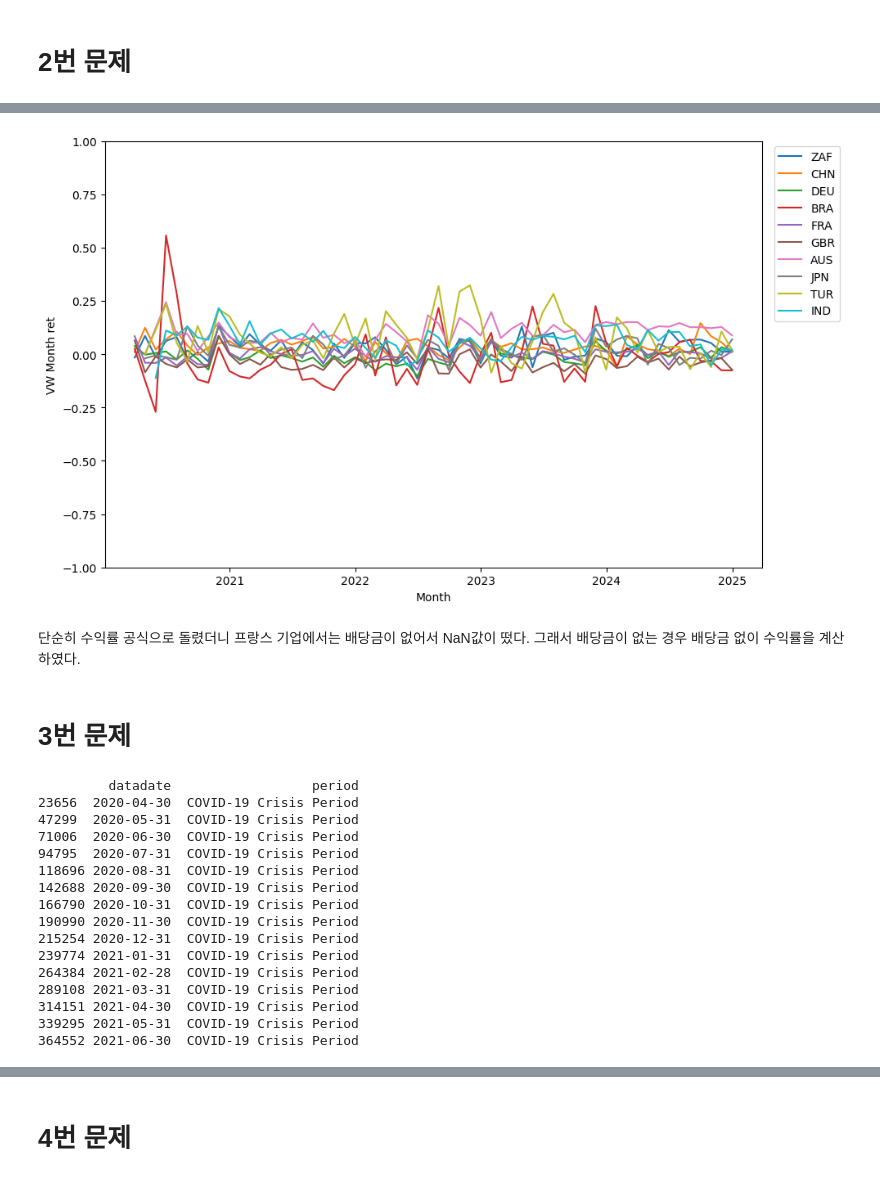
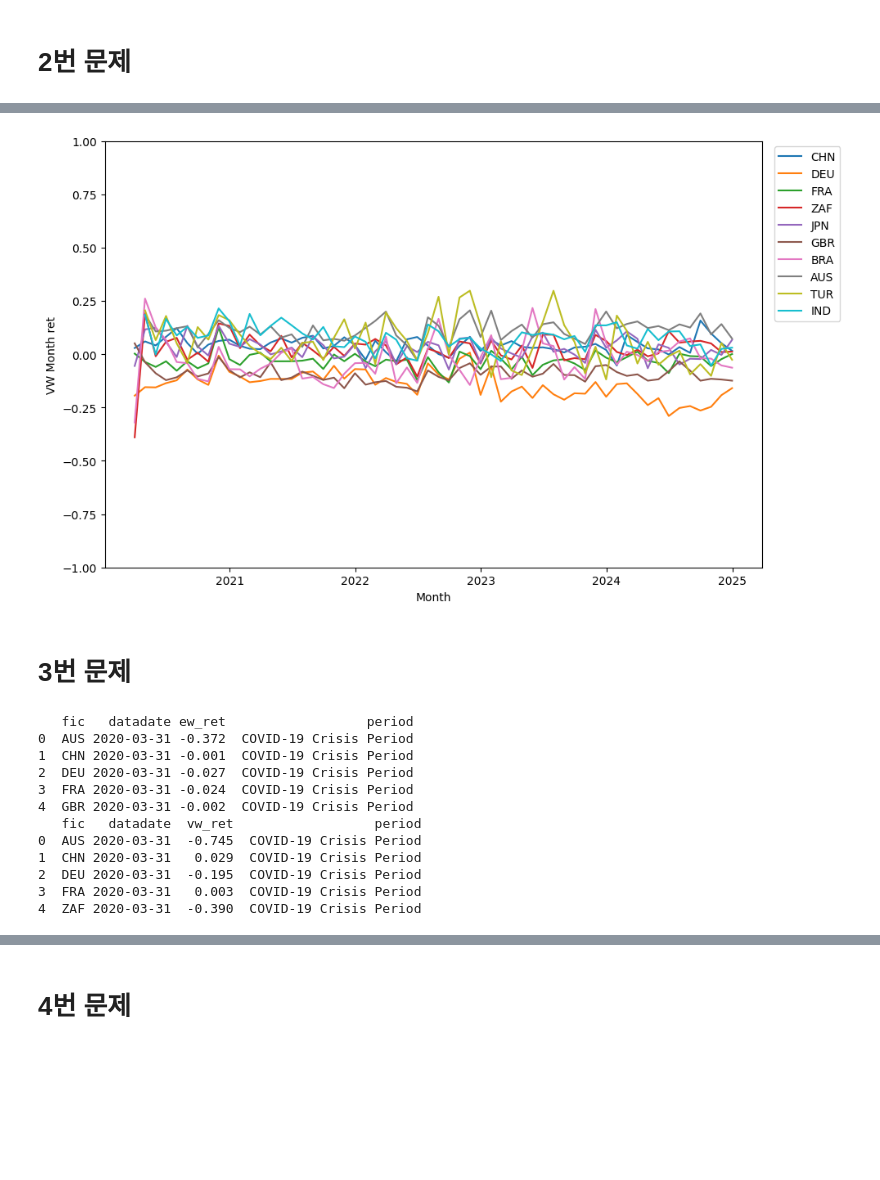
Before and after one commit to LJMfintech/Financial_Data_Analysis, a Jupyter notebook: DataAnalysisHW1.ipynb, the cells around one changed output, grey strips where cells are left out. Drawn from its saved outputs; the diff is of its cells as text; code cells hidden in the pictures; blank space fills up the shorter version.

```diff
--- a/DataAnalysisHW1.ipynb
+++ b/DataAnalysisHW1.ipynb
@@ -296,31 +285,26 @@ plt.show()
 # %%
 # datadate가 날짜형이면 변환
 vw_ret['datadate'] = pd.to_datetime(vw_ret['datadate'], errors='coerce')
 
 # 극단치 제거: VW 수익률이 -0.2~0.2 범위만 사용
-plot_data = vw_ret[vw_ret['vw_ret'].abs() < 50]
+plot_data = vw_ret[vw_ret['vw_ret'].abs() < 0.5]
 
 plt.figure(figsize=(10,6))
 for fic in plot_data['fic'].unique():
     temp = plot_data[plot_data['fic'] == fic]
     plt.plot(temp['datadate'], temp['vw_ret'], label=fic)
-plt.ylim(-1, 1)
+plt.ylim(-1, 1)           # y축 제한 필요하면 조정(극단값이 이미 제거되어 -0.2~0.2로 주로 사용)
 plt.ylabel("VW Month ret")
 plt.xlabel("Month")
 plt.legend(bbox_to_anchor=(1.01, 1), loc=2)
 plt.tight_layout()
 plt.show()
 # %% [output]
-[figure, old version]
+[figure, new version]
-# %% [markdown]
-단순히 수익률 공식으로 돌렸더니 프랑스 기업에서는 배당금이 없어서 NaN값이 떴다. 그래서 배당금이 없는 경우 배당금 없이 수익률을 계산하였다.
 # %% [markdown]
 # 3번 문제
 # %%
-# datadate 컬럼을 datetime 타입으로 변환 (중요!)
-data_set['datadate'] = pd.to_datetime(data_set['datadate'])
-
-# 새 컬럼 'period' 생성
+# 새 컬럼 period 생성 함수
 def classify_period(date):
     if pd.Timestamp('2020-03-01') <= date <= pd.Timestamp('2021-12-31'):
         return 'COVID-19 Crisis Period'
@@ -329,28 +313,25 @@ def classify_period(date):
     else:
         return 'Other'
 
+#  period 컬럼 생성
 data_set['period'] = data_set['datadate'].apply(classify_period)
 
+ew_ret['period'] = ew_ret['datadate'].apply(classify_period)
+vw_ret['period'] = vw_ret['datadate'].apply(classify_period)
+
 # 결과 예시
-print(data_set[['datadate', 'period']].drop_duplicates().head(15))
-
-# 필요시 각 구간별 데이터 분리도 가능
-covid_period    = data_set[data_set['period'] == 'COVID-19 Crisis Period']
-recovery_period = data_set[data_set['period'] == 'Post-crisis Recovery Period']
+print(ew_ret.head())
+print(vw_ret.head())
 # %% [output]
-         datadate                  period
-23656  2020-04-30  COVID-19 Crisis Period
-47299  2020-05-31  COVID-19 Crisis Period
-71006  2020-06-30  COVID-19 Crisis Period
-94795  2020-07-31  COVID-19 Crisis Period
-118696 2020-08-31  COVID-19 Crisis Period
-142688 2020-09-30  COVID-19 Crisis Period
-166790 2020-10-31  COVID-19 Crisis Period
-190990 2020-11-30  COVID-19 Crisis Period
-215254 2020-12-31  COVID-19 Crisis Period
-239774 2021-01-31  COVID-19 Crisis Period
-264384 2021-02-28  COVID-19 Crisis Period
-289108 2021-03-31  COVID-19 Crisis Period
-314151 2021-04-30  COVID-19 Crisis Period
-339295 2021-05-31  COVID-19 Crisis Period
-364552 2021-06-30  COVID-19 Crisis Period
+   fic   datadate ew_ret                  period
+0  AUS 2020-03-31 -0.372  COVID-19 Crisis Period
+1  CHN 2020-03-31 -0.001  COVID-19 Crisis Period
+2  DEU 2020-03-31 -0.027  COVID-19 Crisis Period
+3  FRA 2020-03-31 -0.024  COVID-19 Crisis Period
+4  GBR 2020-03-31 -0.002  COVID-19 Crisis Period
+   fic   datadate  vw_ret                  period
+0  AUS 2020-03-31  -0.745  COVID-19 Crisis Period
+1  CHN 2020-03-31   0.029  COVID-19 Crisis Period
+2  DEU 2020-03-31  -0.195  COVID-19 Crisis Period
+3  FRA 2020-03-31   0.003  COVID-19 Crisis Period
+4  ZAF 2020-03-31  -0.390  COVID-19 Crisis Period
```
Also changed, not shown: parts of 24 cells of this notebook.
